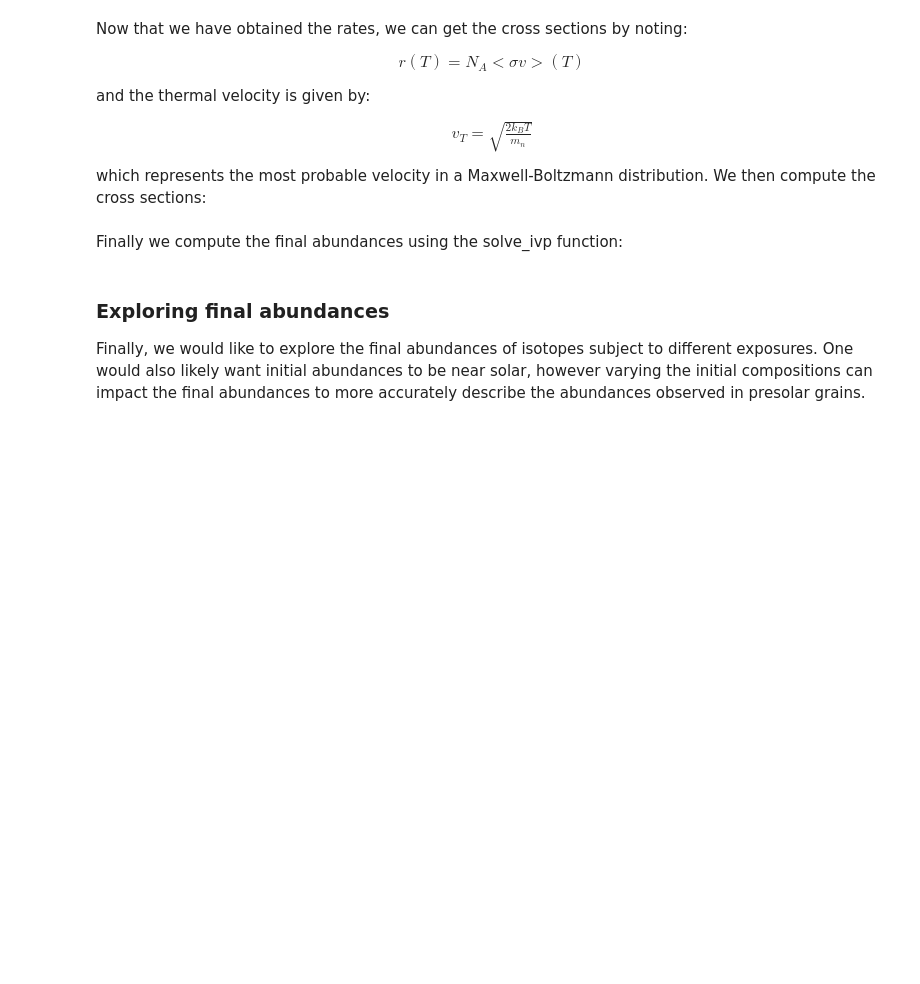
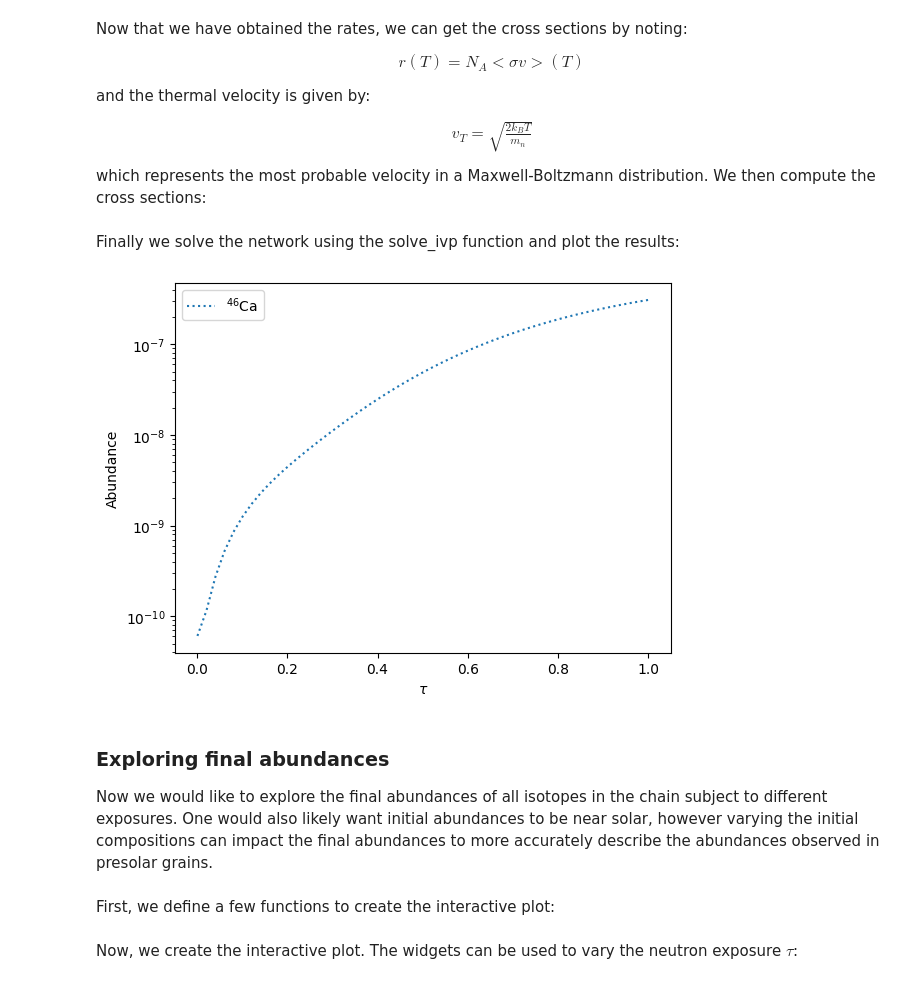
Before and after one commit to lucaswalls18/neutron_burst, a Jupyter notebook: numerical_solution.ipynb, the cells around one changed output. Saved outputs shown, nothing was run; the diff lists cells and outputs as text; code cells hidden in the pictures; blank space fills up the shorter version.

```diff
--- a/numerical_solution.ipynb
+++ b/numerical_solution.ipynb
@@ -118,9 +126,5 @@ The reaction dictionary returned by wnnet does not order the reactions by increa
 # %%
 ordered_dict = {}
-
-a, names, abunds = get_solar_isotopes(species)
-for i in range(len(abunds)):
-    abund_dict[names[i]] = abunds[i]
 
 for sp in species:
     for key, value in net.get_reactions(reac_xpath = induced_reac_xpath).items():
@@ -148,20 +152,28 @@ sigs_array = []
 for key, value in ordered_dict.items():
     sigs_array.append(1000*value/(v_T*N_A*wn.consts.GSL_CONST_CGSM_BARN))
 # %% [markdown]
-Finally we compute the final abundances using the solve_ivp function:
+Finally we solve the network using the solve_ivp function and plot the results:
 # %%
 tau = np.linspace(0.001, 1, 100)
 
-sol = solve_ivp(Y, [tau[0], tau[len(tau)-1]], abunds, args=(sigs_array,), max_step=0.02)
+sol = solve_ivp(Y, [tau[0], tau[len(tau)-1]], solar_abunds, args=(sigs_array,), max_step=0.02)
+sol_dict = {}
+for i in range(len(species)):
+    sol_dict[species[i]] = sol.y[i]
 
 #plot results
 fig, ax = plt.subplots()
-ax.plot(sol.t, sol.y[2], ':', label = solar_xml.get_latex_names([species[2]])[species[2]])
+ax.plot(sol.t, sol_dict['ca46'], ':', label = solar_xml.get_latex_names(['ca46'])['ca46'])
+ax.set_yscale('log')
 plt.legend()
 plt.xlabel(r'$\tau$')
 plt.ylabel('Abundance')
 plt.show()
+# %% [output]
+[figure, added]
 # %% [markdown]
 ### Exploring final abundances
-Finally, we would like to explore the final abundances of isotopes subject to different exposures. One would also likely want initial abundances to be near solar, however varying the initial compositions can impact the final abundances to more accurately describe the abundances observed in presolar grains.
+Now we would like to explore the final abundances of all isotopes in the chain subject to different exposures. One would also likely want initial abundances to be near solar, however varying the initial compositions can impact the final abundances to more accurately describe the abundances observed in presolar grains.
+# %% [markdown]
+First, we define a few functions to create the interactive plot:
 # %%
@@ -221,3 +235,5 @@ def create_interactive_plot(isotope_abundances):
     )
+# %% [markdown]
+Now, we create the interactive plot. The widgets can be used to vary the neutron exposure $\tau$:
 # %%
 create_interactive_plot(abund_dict)
```
Also changed, not shown: parts of 28 cells of this notebook.
